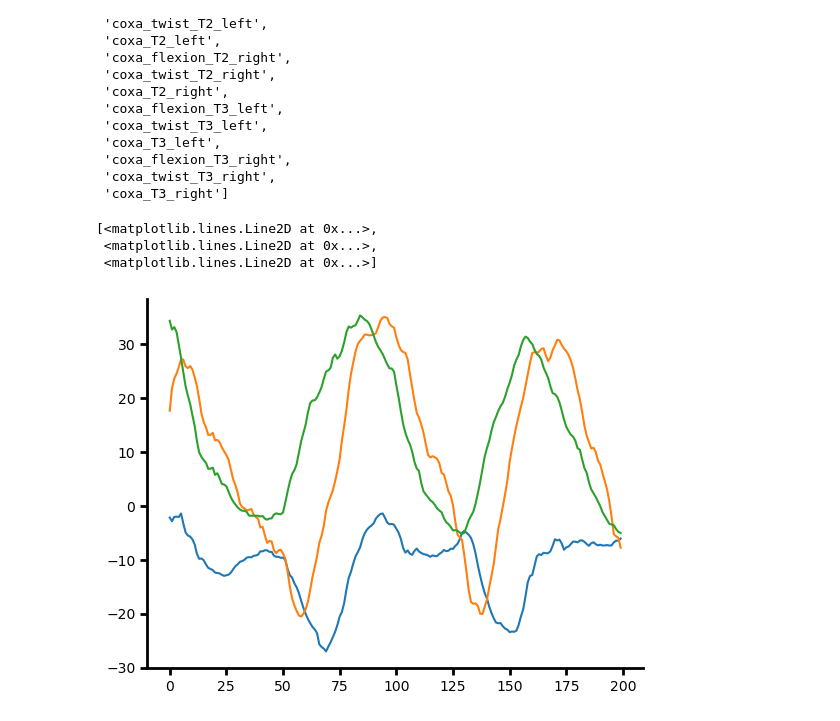
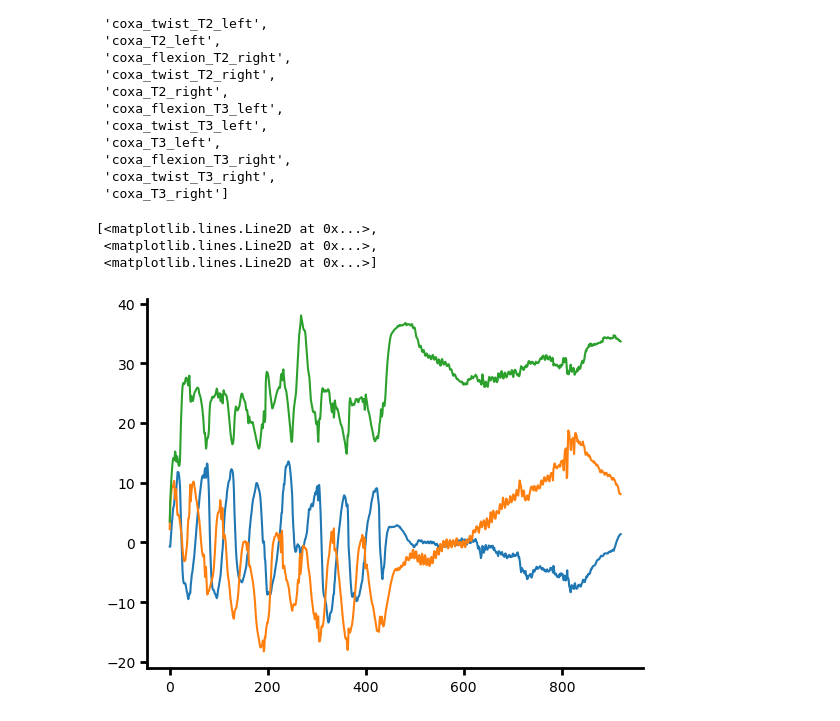
Before and after one commit to elliottabe/3d_tracking_dataset, a Jupyter notebook: notebooks/Verify_Data.ipynb, the cells around one changed output. Saved outputs shown, nothing was run; the diff lists cells and outputs as text; code cells hidden in the pictures.

Commit message:
fix regularized stac and courtship data

```diff
--- a/notebooks/Verify_Data.ipynb
+++ b/notebooks/Verify_Data.ipynb
@@ -106,9 +110,8 @@ version = version_paths[idx].name
 # %%
-dataset = 'free_walking'
 version = 'Data_analysis'
 # base_dir = Path(f'/gscratch/portia/eabe/fly_neuromech/{version}')
 base_dir = Path(f'/data2/users/eabe/datasets/Johnson_lab/{dataset}/{version}')
-run_cfg_list = natsorted(list(Path(base_dir).rglob('run_config.yaml')))
+run_cfg_list = natsorted(list(Path(base_dir).rglob('combined_config.yaml')))
 for n, run_cfg in enumerate(run_cfg_list):
     temp = OmegaConf.load(run_cfg)
     print(f'{n}:', temp.version, run_cfg)
@@ -145,12 +148,14 @@ media.set_show_save_dir(fig_dir)
 
 # Preprocessed data file
 use_interp = False
-preprocessed_path = cfg.paths.data_dir / f'{cfg.run_id}/{cfg.preprocessing.bout_name}.h5'
-if (cfg.paths.save_dir / f"{cfg.dataset.concat.output_file}_{cfg.anatomy.name}.h5").exists():
+preprocessed_path = cfg.paths.base_dir.parent / f'{pre_version}/{cfg.preprocessing.bout_name}.h5'
+if (cfg.paths.save_dir / f"{cfg.dataset.concat.output_file}").exists():
     if use_interp:
-        stac_path = cfg.paths.save_dir / f"{cfg.dataset.concat.output_file}_interp_{cfg.anatomy.name}.h5"
+        # stac_path = cfg.paths.save_dir / f"{cfg.dataset.concat.output_file}_interp_{cfg.anatomy.name}_{cfg.dataset.name}.h5"
+        stac_path = cfg.paths.save_dir / cfg.dataset.get('concat', {}).get('output_file', 'ik_output_combined')
     else:
-        stac_path = cfg.paths.save_dir / f"{cfg.dataset.concat.output_file}_{cfg.anatomy.name}.h5"
+        # stac_path = cfg.paths.save_dir / f"{cfg.dataset.concat.output_file}_{cfg.anatomy.name}_{cfg.dataset.name}.h5"
+        stac_path = cfg.paths.save_dir / cfg.dataset.get('concat', {}).get('output_file', 'ik_output_combined')
 else:
     stac_path = cfg.paths.data_dir / f"{cfg.run_id}/{cfg.postprocessing.output_file}"
 # Model paths
@@ -162,5 +167,6 @@ print(f"Preprocessed data: {preprocessed_path}")
 print(f"stac_path: {stac_path}")
 print(f"Model: {flybody_path}")
 print(f"Data exists: {preprocessed_path.exists()}")
+print(f"STAC data exists: {stac_path.exists()}")
 print(f"Model exists: {flybody_path.exists()}")
 # %% [output]
@@ -174,8 +181,8 @@ Model exists: True
 # %%
 # Load HDF5 data
 print("Loading preprocessed data...")
-# data_dict = ioh5.load(preprocessed_path, enable_jax=True)
-data_dict = ioh5.load('/data2/users/eabe/datasets/Johnson_lab/free_walking/Predictions_3D_20260202-171900/preprocessed_bout_v1.h5', enable_jax=True)
+data_dict = ioh5.load(preprocessed_path, enable_jax=True)
+# data_dict = ioh5.load('/data2/users/eabe/datasets/Johnson_lab/free_walking/Predictions_3D_20260202-171900/preprocessed_bout_v1.h5', enable_jax=True)
 
 print(f"\n✓ Loaded {len(data_dict)} bouts")
 print(f"Bout keys: {list(data_dict.keys())[:5]}...")
@@ -374,11 +381,12 @@ Frame 0 alignment check:
 # %% [markdown]
 # Post Stac Validation
 # %%
-# stac_data = ioh5.load(stac_path, enable_jax=True)
+stac_data = ioh5.load(stac_path, enable_jax=True)
 # stac_data = ioh5.load('/data2/users/eabe/datasets/Johnson_lab/free_walking/Data_analysis/Testing/ik_output_combined_v2_muscles.h5', enable_jax=True)
 # stac_data = ioh5.load('/data2/users/eabe/datasets/Johnson_lab/free_walking/Predictions_3D_20260202-171900/ik_output_v1.h5', enable_jax=True)
-stac_data = ioh5.load('/data2/users/eabe/datasets/Johnson_lab/free_walking/Data_analysis/Testing/ik_output_combined_v1.h5', enable_jax=True)
+# stac_data = ioh5.load('/data2/users/eabe/datasets/Johnson_lab/free_walking/Data_analysis/Testing/ik_output_combined_v1.h5', enable_jax=True)
 # stac_data = ioh5.load('/data2/users/eabe/datasets/Johnson_lab/free_walking/Predictions_3D_20260202-171900/preprocessed_bout_v1.h5', enable_jax=True)
+# stac_data = ioh5.load('/data2/users/eabe/datasets/Johnson_lab/courtship/Predictions_3D_20260123-093310/ik_output_v1_courtship.h5', enable_jax=True)
 print_bout_dict_structure(stac_data, max_depth=3)
 # %% [output]
 ================================================================================
@@ -508,9 +521,9 @@ femur_idx = np.asarray([idx for idx, name in enumerate(stac_data['info']['names_
  'coxa_twist_T3_right',
  'coxa_T3_right']
 # %%
-plt.plot(np.rad2deg(stac_data['bout_000']['qpos'][:200, coxa_idx[3:6]]))
+plt.plot(np.rad2deg(stac_data['bout_001']['qpos'][:, coxa_idx[3:6]]))
 # %% [output]
 [<matplotlib.lines.Line2D at 0x...>,
  <matplotlib.lines.Line2D at 0x...>,
  <matplotlib.lines.Line2D at 0x...>]
-[figure, old version]
+[figure, new version]
```
Also changed, not shown: parts of 12 cells of this notebook, 11 other files.
